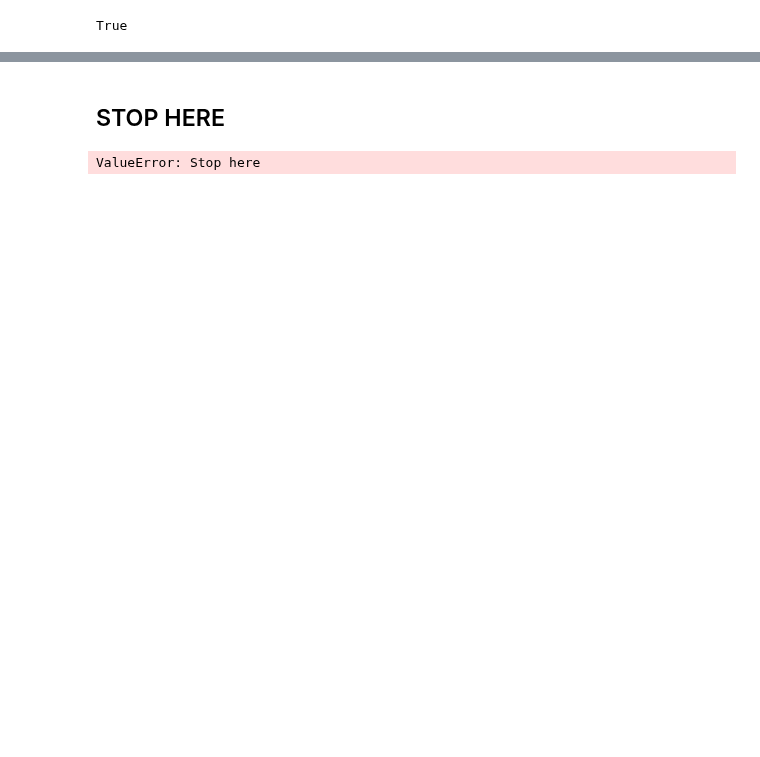
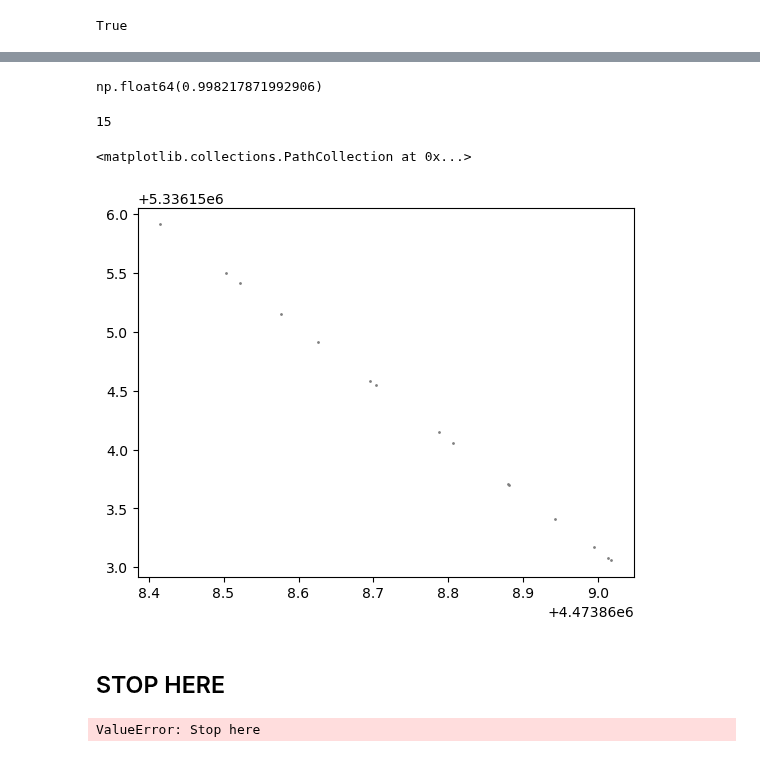
Before and after one commit to florianneukirchen/gleis-versuche, a Jupyter notebook: 51bug_stage3_ohne_schleifeBUG.ipynb, the cells around one changed output, grey strips where cells are left out. Saved outputs shown, nothing was run; the diff lists cells and outputs as text; code cells hidden in the pictures; blank space fills up the shorter version.

Commit message:
growingline3

```diff
--- a/51bug_stage3_ohne_schleifeBUG.ipynb
+++ b/51bug_stage3_ohne_schleifeBUG.ipynb
@@ -616,3 +685,31 @@ np.int64(87372)
+# %%
+switchline.start_direction @ active_line.head_direction
+# %% [output]
+np.float64(0.998217871992906)
+# %%
+model_direction = switchline.start_direction
+if active_line.head_direction @ model_direction < 0:
+    print("Reversing model direction")
+    model_direction = -model_direction
+# %%
+new_line = GrowingLine(
+    switchline.start_fid,
+    switchline.start_xyz,
+    model_direction,
+    switchline.start_gauge
+)
+# %%
+xyz, distances, directions, gauges, fids = new_line.points_in_direction(layer)
+# %%
+len(xyz)
+# %% [output]
+15
+# %%
+fig, ax = plt.subplots()
+ax.scatter(xyz[:, 0], xyz[:, 1], c='gray', s=1)
+# %% [output]
+<matplotlib.collections.PathCollection at 0x...>
+[figure, added]
 # %% [markdown]
 ## STOP HERE
 # %%
```
Also changed, not shown: parts of 18 cells of this notebook, 4 other files.
